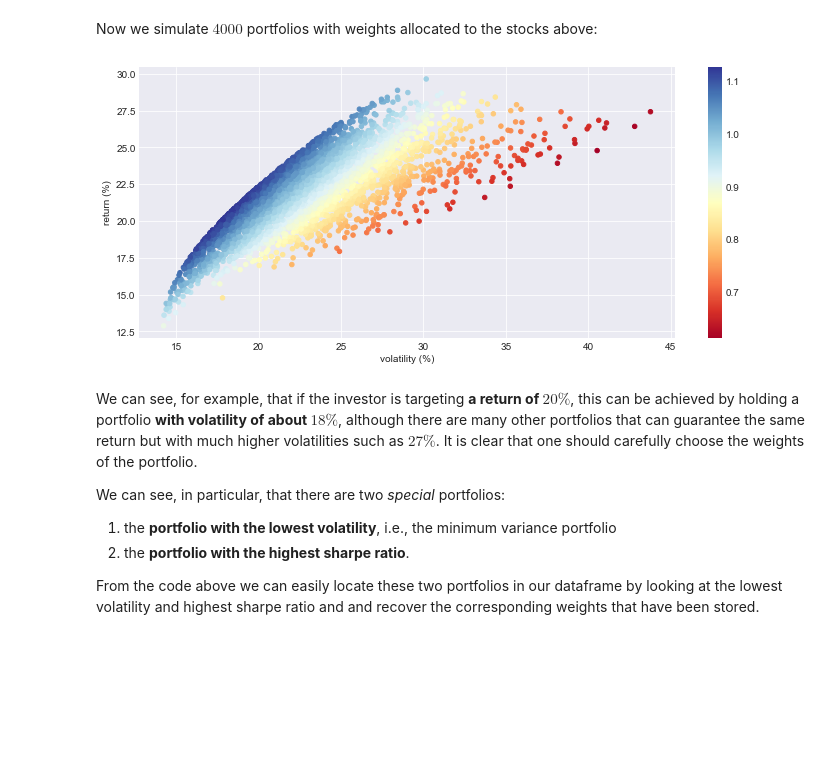
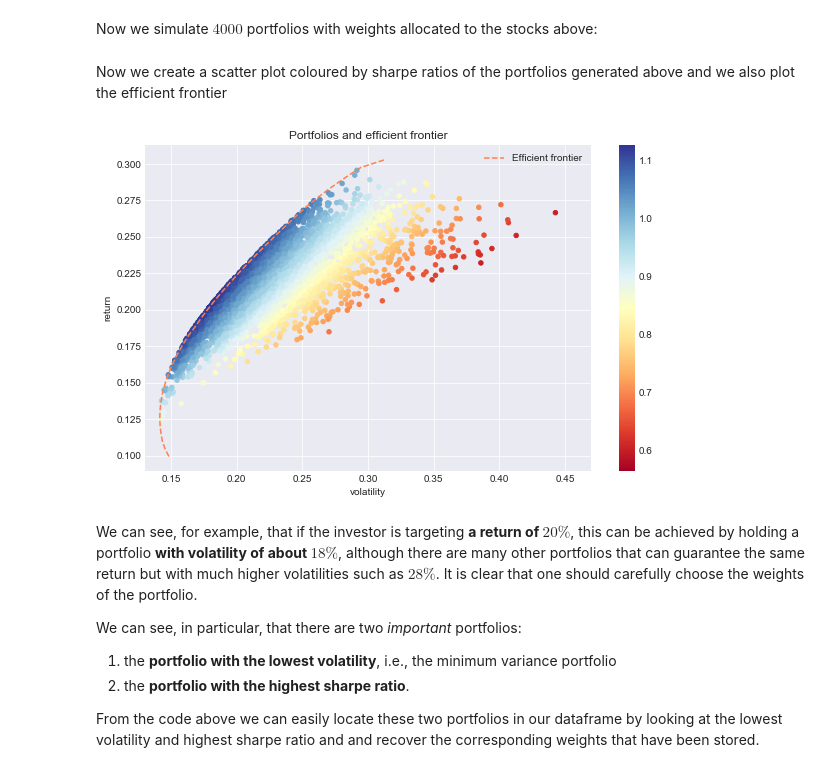
Before and after one commit to z4ir3/finance-courses, a Jupyter notebook: week-2.ipynb, the cells around one changed output. Drawn from its saved outputs; the diff is of its cells as text; code cells hidden in the pictures; blank space fills up the shorter version.

Commit message:
added plot of eff frontier to monte carlo plot

```diff
--- a/week-2.ipynb
+++ b/week-2.ipynb
@@ -214,50 +229,55 @@ Now we simulate $4000$ portfolios with weights allocated to the stocks above:
 # %%
-periods_per_year = 252
-num_portfolios   = 4000
-portfolios       = pd.DataFrame(columns=["return","volatility","sharpe ratio","w1","w2","w3","w4"])
-risk_free_rate   = 0
-
 for i in range(num_portfolios):
     # select random weights
     weights = np.random.random(n_assets)
     # and rescale them to sum to 1
     weights /= np.sum(weights)
 
-    # portfolio returns:
+    # annualized portfolio returns
     ann_rets      = erk.annualize_rets(daily_rets, periods_per_year)
-    portfolio_ret = np.dot(weights, ann_rets)
-    # or directly compute this way
-    #portfolio_ret = np.sum( mean_rets * weights ) * periods_per_year
+    portfolio_ret = erk.portfolio_return(weights, ann_rets)
 
-    # portfolio volatility
-    portfolio_std = np.sqrt( np.dot(weights.T, np.dot(cov_rets, weights)) ) * np.sqrt(periods_per_year)
+    # annualized portfolio volatility
+    portfolio_vol = erk.portfolio_volatility(weights, cov_rets)
+    portfolio_vol = erk.annualize_vol(portfolio_vol, periods_per_year)
 
-    # portfolio sharpe ratio
-    portfolio_spr = erk.sharpe_ratio_2(portfolio_ret, risk_free_rate, periods_per_year, v=portfolio_std,)
+    # annualized portfolio sharpe ratio
+    portfolio_spr = erk.sharpe_ratio(portfolio_ret, risk_free_rate, periods_per_year, v=portfolio_vol)
 
     # create dataframe
     portfolios = portfolios.append( {"return":portfolio_ret,
-                                     "volatility":portfolio_std,
+                                     "volatility":portfolio_vol,
                                      "sharpe ratio":portfolio_spr,
                                      "w1": weights[0], "w2": weights[1], "w3": weights[2], "w4": weights[3]},
                                      ignore_index=True)
-# %%
-# create scatter plot coloured by sharpe ratio
-fig = plt.figure(figsize=(12,5))
-plt.scatter(portfolios["volatility"]*100, portfolios["return"]*100, c=portfolios["sharpe ratio"], s=20, edgecolor=None, cmap='RdYlBu')
-plt.xlabel("volatility (%)")
-plt.ylabel("return (%)")
-plt.colorbar()
-plt.grid()
-# %% [output]
-[figure, removed]
+# %% [markdown]
+Now we create a scatter plot coloured by sharpe ratios of the portfolios generated above and we also plot the efficient frontier
+# %%
+fig, ax = plt.subplots(1,1, figsize=(10,6))
+
+im = ax.scatter(portfolios["volatility"], portfolios["return"], c=portfolios["sharpe ratio"], s=20, edgecolor=None, cmap='RdYlBu')
+ax.set_xlabel("volatility")
+ax.set_ylabel("return")
+ax.grid()
+
+# Draw the efficient frontier
+df = erk.effront_n_assets(40, daily_rets, cov_rets, periods_per_year)
+df.plot.line(x="volatility", y="return", style="--", color="coral", ax=ax, grid=True, label="Efficient frontier")
+
+ax.set_xlim([0.13,0.47])
+
+ax.set_title("Portfolios and efficient frontier")
+fig.colorbar(im, ax=ax)
+plt.show()
+# %% [output]
+[figure, added]
 # %% [markdown]
 We can see, for example, that if the investor is targeting **a return of $20\%$**, this can be achieved by holding
 a portfolio **with volatility of about $18\%$**, although there are many other portfolios that
-can guarantee the same return but with much higher volatilities such as $27\%$.
+can guarantee the same return but with much higher volatilities such as $28\%$.
 It is clear that one should carefully choose the weights of the portfolio.
 
-We can see, in particular, that there are two *special* portfolios:
+We can see, in particular, that there are two *important* portfolios:
 
 1. the **portfolio with the lowest volatility**, i.e., the minimum variance portfolio
 2. the **portfolio with the highest sharpe ratio**.
```
Also changed, not shown: parts of 31 cells of this notebook.
